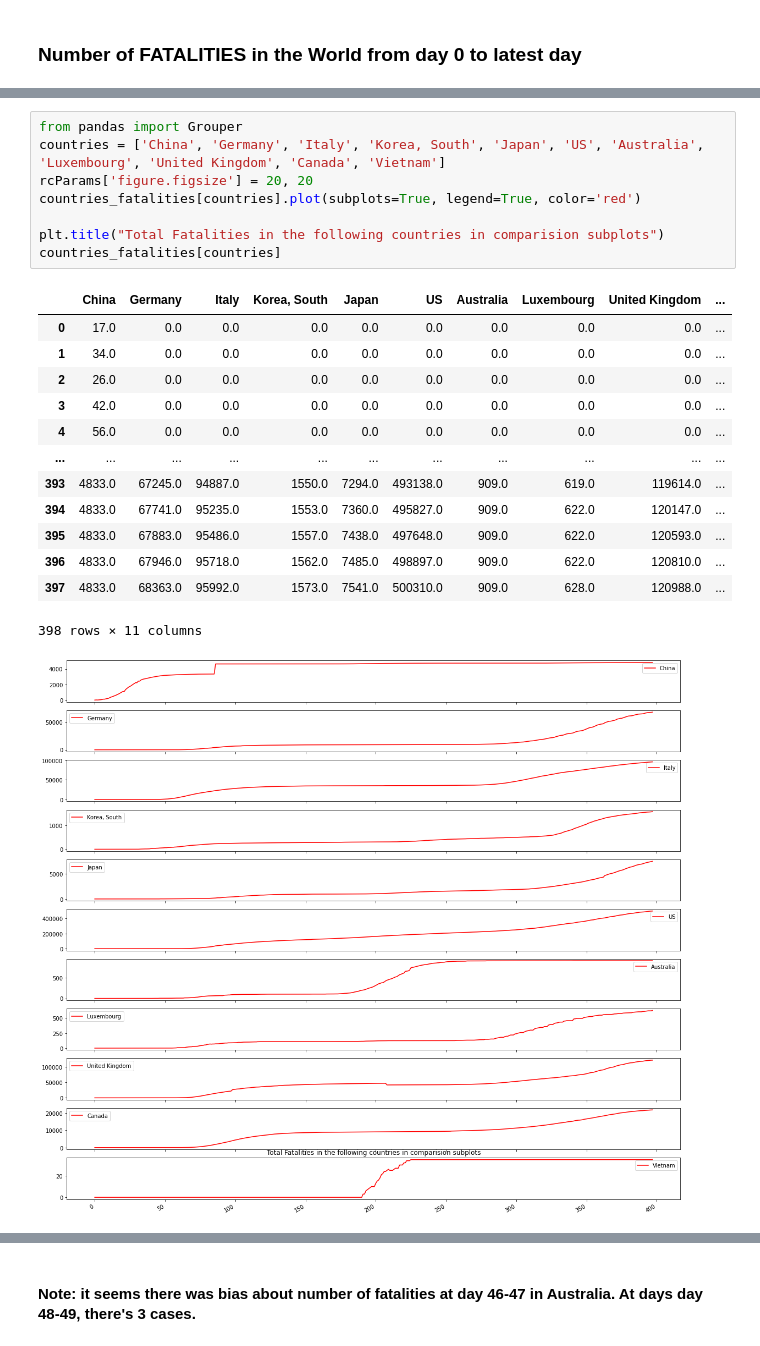
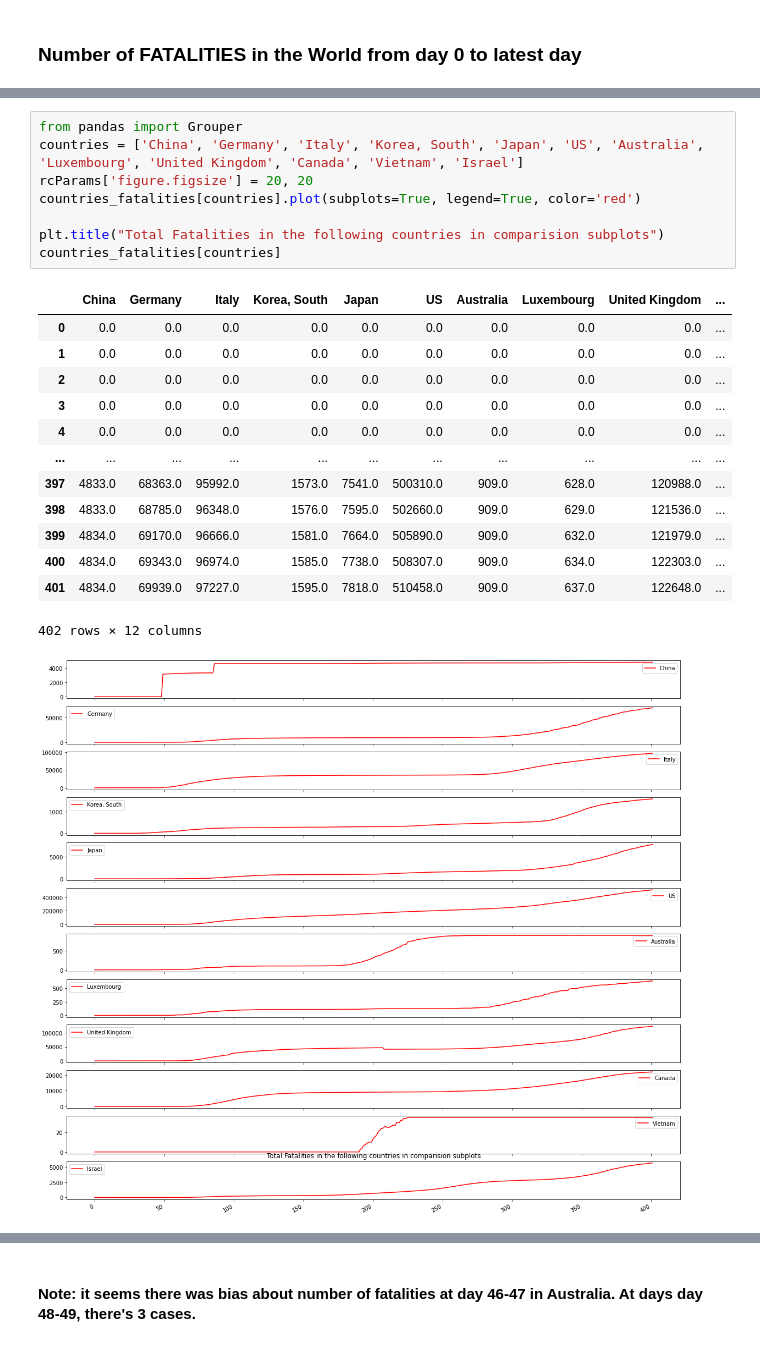
Before and after one commit to lphan/ML-Practices, a Jupyter notebook: 18_Covid-19/18_Covid-19_fatalities.ipynb, the cells around one changed output, grey strips where cells are left out. Saved outputs shown, nothing was run; the diff lists cells and outputs as text.

```diff
--- a/18_Covid-19/18_Covid-19_fatalities.ipynb
+++ b/18_Covid-19/18_Covid-19_fatalities.ipynb
@@ -114,26 +114,26 @@ Highest ratio until now (%): 7.198 at day: 99
 # %%
 from pandas import Grouper
-countries = ['China', 'Germany', 'Italy', 'Korea, South', 'Japan', 'US', 'Australia', 'Luxembourg', 'United Kingdom', 'Canada', 'Vietnam']
+countries = ['China', 'Germany', 'Italy', 'Korea, South', 'Japan', 'US', 'Australia', 'Luxembourg', 'United Kingdom', 'Canada', 'Vietnam', 'Israel']
 rcParams['figure.figsize'] = 20, 20
 countries_fatalities[countries].plot(subplots=True, legend=True, color='red')
 
 plt.title("Total Fatalities in the following countries in comparision subplots")
 countries_fatalities[countries]
 # %% [output]
 |  | China | Germany | Italy | Korea, South | Japan | US | Australia | Luxembourg | United Kingdom | ... |
-| 0 | 17.0 | 0.0 | 0.0 | 0.0 | 0.0 | 0.0 | 0.0 | 0.0 | 0.0 | ... |
-| 1 | 34.0 | 0.0 | 0.0 | 0.0 | 0.0 | 0.0 | 0.0 | 0.0 | 0.0 | ... |
-| 2 | 26.0 | 0.0 | 0.0 | 0.0 | 0.0 | 0.0 | 0.0 | 0.0 | 0.0 | ... |
-| 3 | 42.0 | 0.0 | 0.0 | 0.0 | 0.0 | 0.0 | 0.0 | 0.0 | 0.0 | ... |
-| 4 | 56.0 | 0.0 | 0.0 | 0.0 | 0.0 | 0.0 | 0.0 | 0.0 | 0.0 | ... |
+| 0 | 0.0 | 0.0 | 0.0 | 0.0 | 0.0 | 0.0 | 0.0 | 0.0 | 0.0 | ... |
+| 1 | 0.0 | 0.0 | 0.0 | 0.0 | 0.0 | 0.0 | 0.0 | 0.0 | 0.0 | ... |
+| 2 | 0.0 | 0.0 | 0.0 | 0.0 | 0.0 | 0.0 | 0.0 | 0.0 | 0.0 | ... |
+| 3 | 0.0 | 0.0 | 0.0 | 0.0 | 0.0 | 0.0 | 0.0 | 0.0 | 0.0 | ... |
+| 4 | 0.0 | 0.0 | 0.0 | 0.0 | 0.0 | 0.0 | 0.0 | 0.0 | 0.0 | ... |
 | ... | ... | ... | ... | ... | ... | ... | ... | ... | ... | ... |
-| 393 | 4833.0 | 67245.0 | 94887.0 | 1550.0 | 7294.0 | 493138.0 | 909.0 | 619.0 | 119614.0 | ... |
-| 394 | 4833.0 | 67741.0 | 95235.0 | 1553.0 | 7360.0 | 495827.0 | 909.0 | 622.0 | 120147.0 | ... |
-| 395 | 4833.0 | 67883.0 | 95486.0 | 1557.0 | 7438.0 | 497648.0 | 909.0 | 622.0 | 120593.0 | ... |
-| 396 | 4833.0 | 67946.0 | 95718.0 | 1562.0 | 7485.0 | 498897.0 | 909.0 | 622.0 | 120810.0 | ... |
 | 397 | 4833.0 | 68363.0 | 95992.0 | 1573.0 | 7541.0 | 500310.0 | 909.0 | 628.0 | 120988.0 | ... |
+| 398 | 4833.0 | 68785.0 | 96348.0 | 1576.0 | 7595.0 | 502660.0 | 909.0 | 629.0 | 121536.0 | ... |
+| 399 | 4834.0 | 69170.0 | 96666.0 | 1581.0 | 7664.0 | 505890.0 | 909.0 | 632.0 | 121979.0 | ... |
+| 400 | 4834.0 | 69343.0 | 96974.0 | 1585.0 | 7738.0 | 508307.0 | 909.0 | 634.0 | 122303.0 | ... |
+| 401 | 4834.0 | 69939.0 | 97227.0 | 1595.0 | 7818.0 | 510458.0 | 909.0 | 637.0 | 122648.0 | ... |
-398 rows × 11 columns
+402 rows × 12 columns
-[figure, old version]
+[figure, new version]
 # %%
 rcParams['figure.figsize'] = 20, 6
 
```
Also changed, not shown: parts of 7 cells of this notebook, 25 other files.
